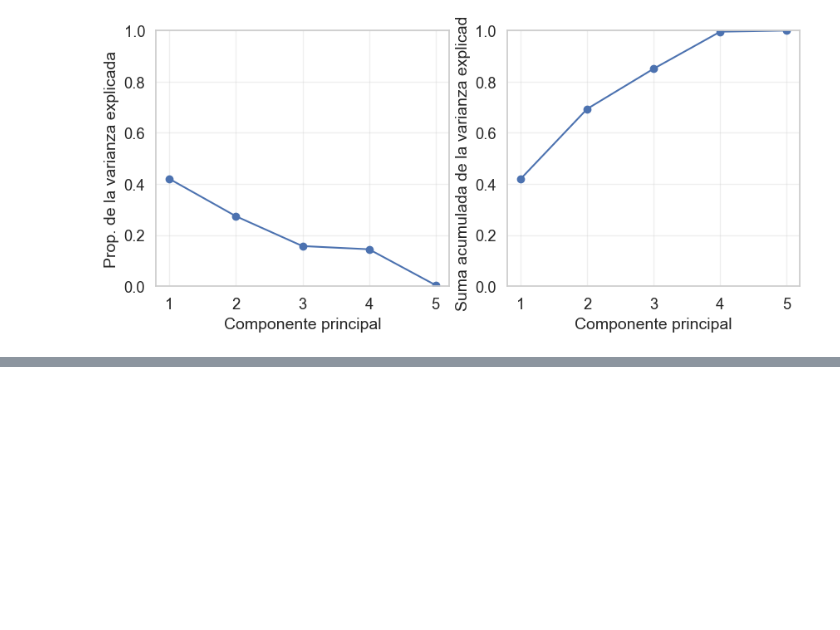
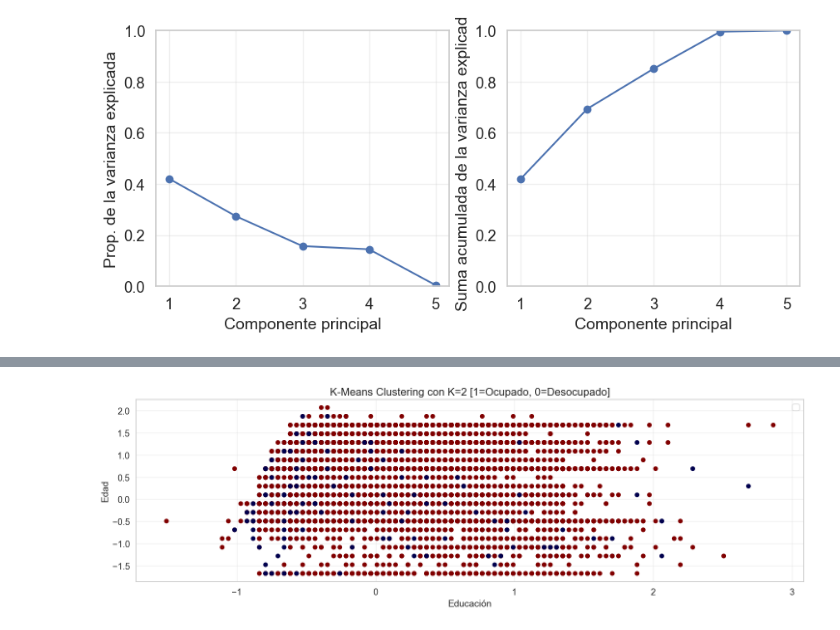
Before and after one commit to MaxiPetrini/BigDataUBA-Grupo16, a Jupyter notebook: TP3_Grupo 16/Tp3.ipynb, the cells around one changed output, grey strips where cells are left out. Cells and saved outputs as stored; diff of their text form; code cells hidden in the pictures; blank space fills up the shorter version.

```diff
--- a/TP3_Grupo 16/Tp3.ipynb
+++ b/TP3_Grupo 16/Tp3.ipynb
@@ -488,0 +585,17 @@ fig
+# %%
+df['ocupado'] = df['ESTADO'].map({'Ocupado': 1, 'Desocupado': 0})
+Variab_m_transformed['ocupado'] = df['ocupado'] # Retomamos esto para poder usar los subgrupos de ocupado y desocupado.
+
+X = Variab_m_transformed[['Edad','educ']].values
+ocupados = Variab_m_transformed['ocupado'].values
+
+fig, ax = plt.subplots(figsize=(15,5))
+scatter = ax.scatter(X[:, 0], X[:, 1], c=ocupados, cmap='seismic')
+ax.set_title("K-Means Clustering con K=2 [1=Ocupado, 0=Desocupado]")
+ax.set_xlabel("Educación")
+ax.set_ylabel("Edad")
+ax.legend()
+plt.tight_layout()
+plt.show()
+# %% [output]
+[figure, added]
```
Also changed, not shown: parts of 19 cells of this notebook, 1 other file.
